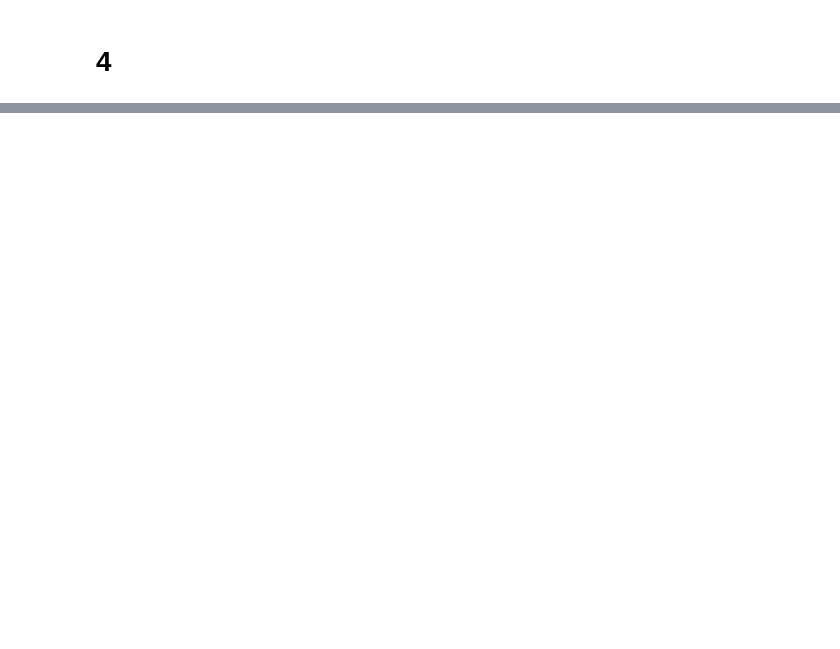
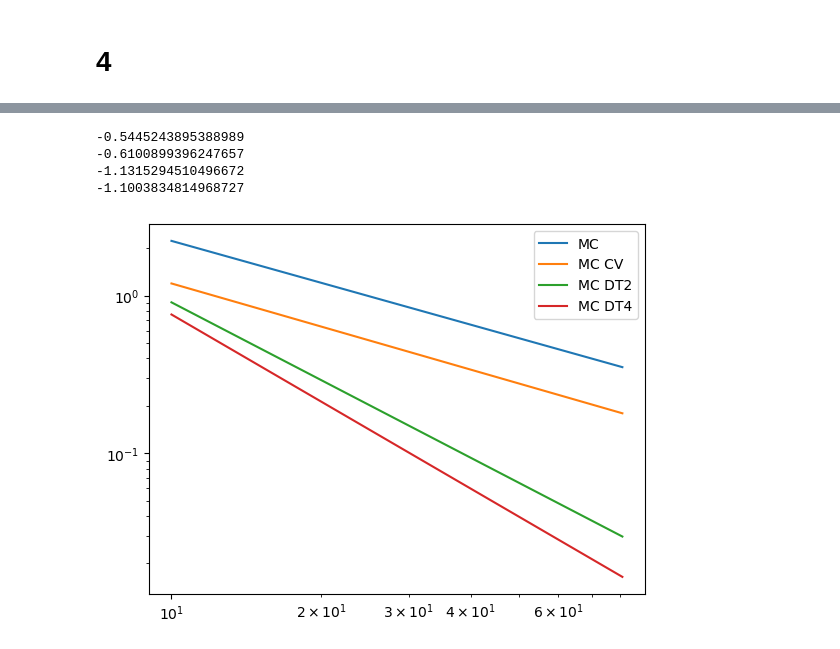
Before and after one commit to AlviseSembenico/MathWork, a Jupyter notebook: SDE/Homework 4/ex3.ipynb, the cells around one changed output, grey strips where cells are left out. Cells and saved outputs as stored; diff of their text form; code cells hidden in the pictures; blank space fills up the shorter version.

```diff
--- a/SDE/Homework 4/ex3.ipynb
+++ b/SDE/Homework 4/ex3.ipynb
@@ -268,0 +309,19 @@ No artists with labels found to put in legend.  Note that artists whose label st
+# %%
+p=6
+plt.plot(n_space[:len(n_space)//p], mc[:len(n_space)//p], label="MC")
+plt.plot(n_space[:len(n_space)//p], mc_cv[:len(n_space)//p], label="MC CV")
+plt.plot(n_space[:len(n_space)//p], mc_dt2[:len(n_space)//p], label="MC DT2")
+plt.plot(n_space[:len(n_space)//p], mc_dt4[:len(n_space)//p], label="MC DT4")
+plt.xscale('log')
+plt.yscale('log')
+plt.legend()
+print(slope(np.log(n_space[:len(n_space)//p]), np.log(mc_dt4[:len(n_space)//p])))
+print(slope(np.log(n_space[:len(n_space)//p]), np.log(mc_dt2[:len(n_space)//p])))
+print(slope(np.log(n_space[:len(n_space)//p]), np.log(mc[:len(n_space)//p])))
+print(slope(np.log(n_space[:len(n_space)//p]), np.log(mc_cv[:len(n_space)//p])))
+# %% [output]
+-0.5445243895388989
+-0.6100899396247657
+-1.1315294510496672
+-1.1003834814968727
+[figure, added]
```
Also changed, not shown: parts of 9 cells of this notebook.
